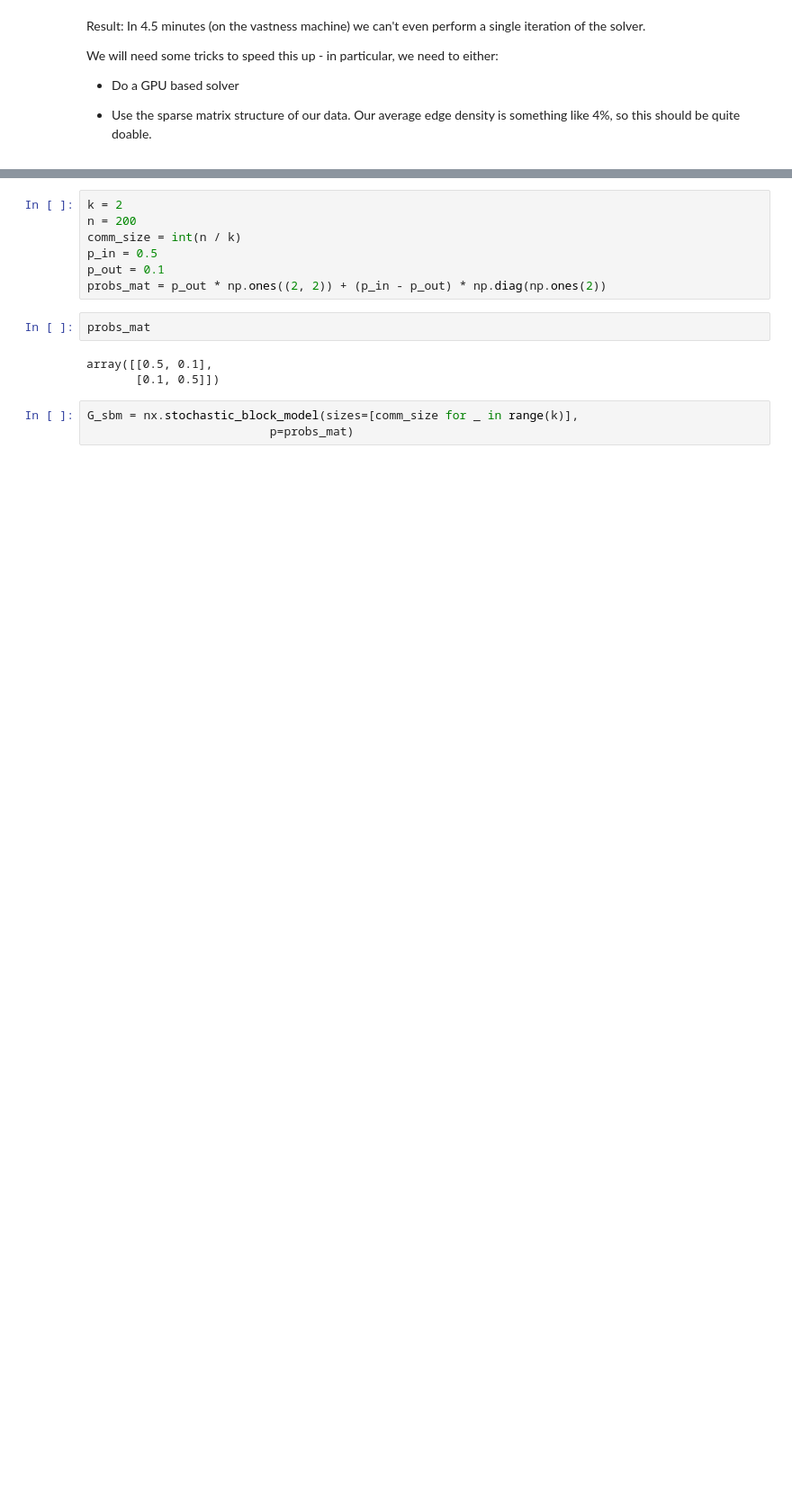
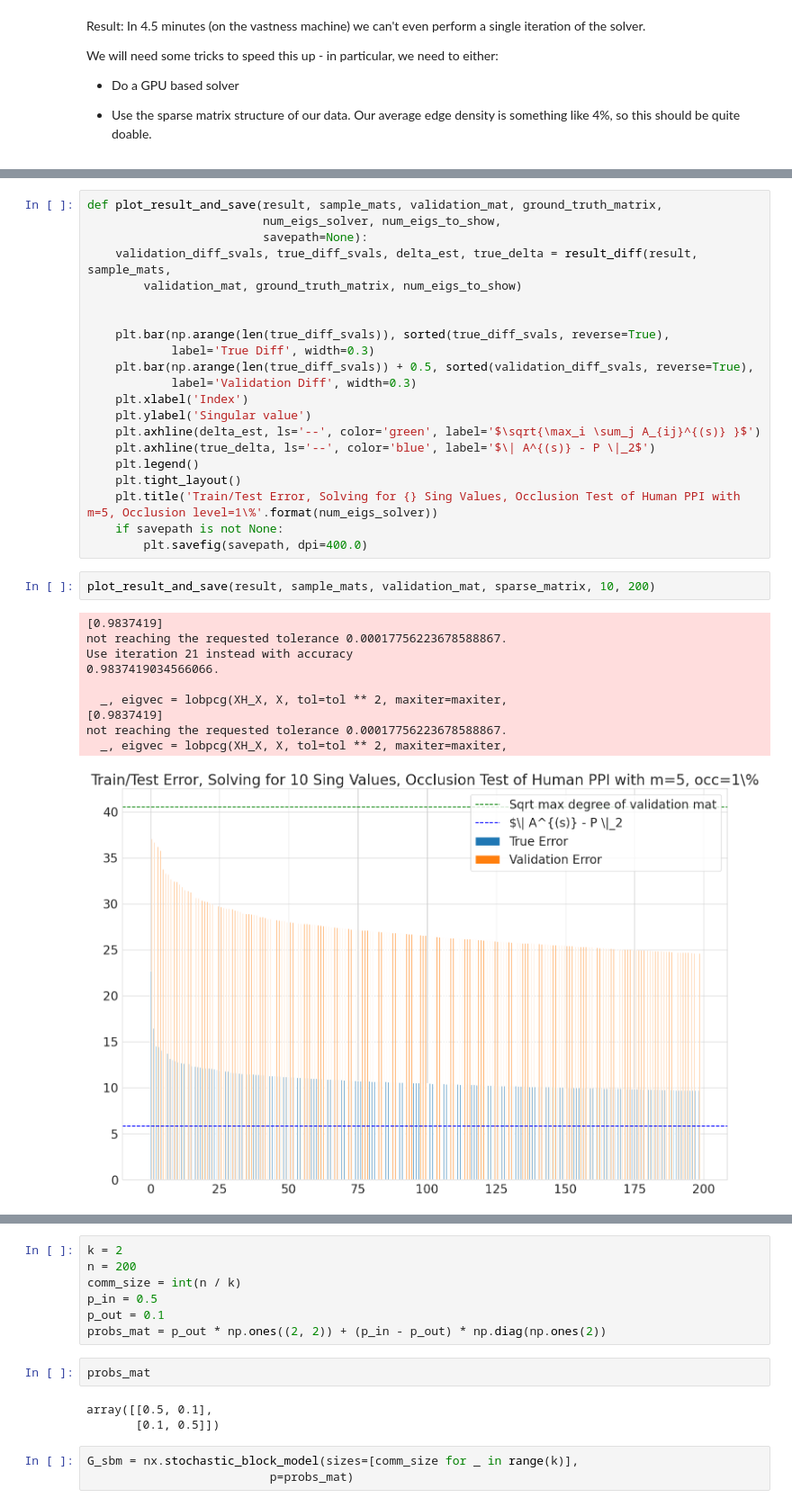
Before and after one commit to akhiljalan/cellag-misc, a Jupyter notebook: ppi-1-test-recovery-edge-occlusion.ipynb, the cells around one changed output, grey strips where cells are left out. Shown at 90% size. Cells and saved outputs as stored; diff of their text form; blank space fills up the shorter version.

```diff
--- a/ppi-1-test-recovery-edge-occlusion.ipynb
+++ b/ppi-1-test-recovery-edge-occlusion.ipynb
@@ -194,0 +830,34 @@ We will need some tricks to speed this up - in particular, we need to either:
+# %%
+def plot_result_and_save(result, sample_mats, validation_mat, ground_truth_matrix,
+                         num_eigs_solver, num_eigs_to_show,
+                         savepath=None):
+    validation_diff_svals, true_diff_svals, delta_est, true_delta = result_diff(result, sample_mats,
+        validation_mat, ground_truth_matrix, num_eigs_to_show)
+
+
+    plt.bar(np.arange(len(true_diff_svals)), sorted(true_diff_svals, reverse=True),
+            label='True Diff', width=0.3)
+    plt.bar(np.arange(len(true_diff_svals)) + 0.5, sorted(validation_diff_svals, reverse=True),
+            label='Validation Diff', width=0.3)
+    plt.xlabel('Index')
+    plt.ylabel('Singular value')
+    plt.axhline(delta_est, ls='--', color='green', label='$\sqrt{\max_i \sum_j A_{ij}^{(s)} }$')
+    plt.axhline(true_delta, ls='--', color='blue', label='$\| A^{(s)} - P \|_2$')
+    plt.legend()
+    plt.tight_layout()
+    plt.title('Train/Test Error, Solving for {} Sing Values, Occlusion Test of Human PPI with m=5, Occlusion level=1\%'.format(num_eigs_solver))
+    if savepath is not None:
+        plt.savefig(savepath, dpi=400.0)
+# %%
+plot_result_and_save(result, sample_mats, validation_mat, sparse_matrix, 10, 200)
+# %% [output]
+[0.9837419]
+not reaching the requested tolerance 0.00017756223678588867.
+Use iteration 21 instead with accuracy
+0.9837419034566066.
+
+  _, eigvec = lobpcg(XH_X, X, tol=tol ** 2, maxiter=maxiter,
+[0.9837419]
+not reaching the requested tolerance 0.00017756223678588867.
+  _, eigvec = lobpcg(XH_X, X, tol=tol ** 2, maxiter=maxiter,
+[figure, added]
```
Also changed, not shown: parts of 93 cells of this notebook, 4 other files.
